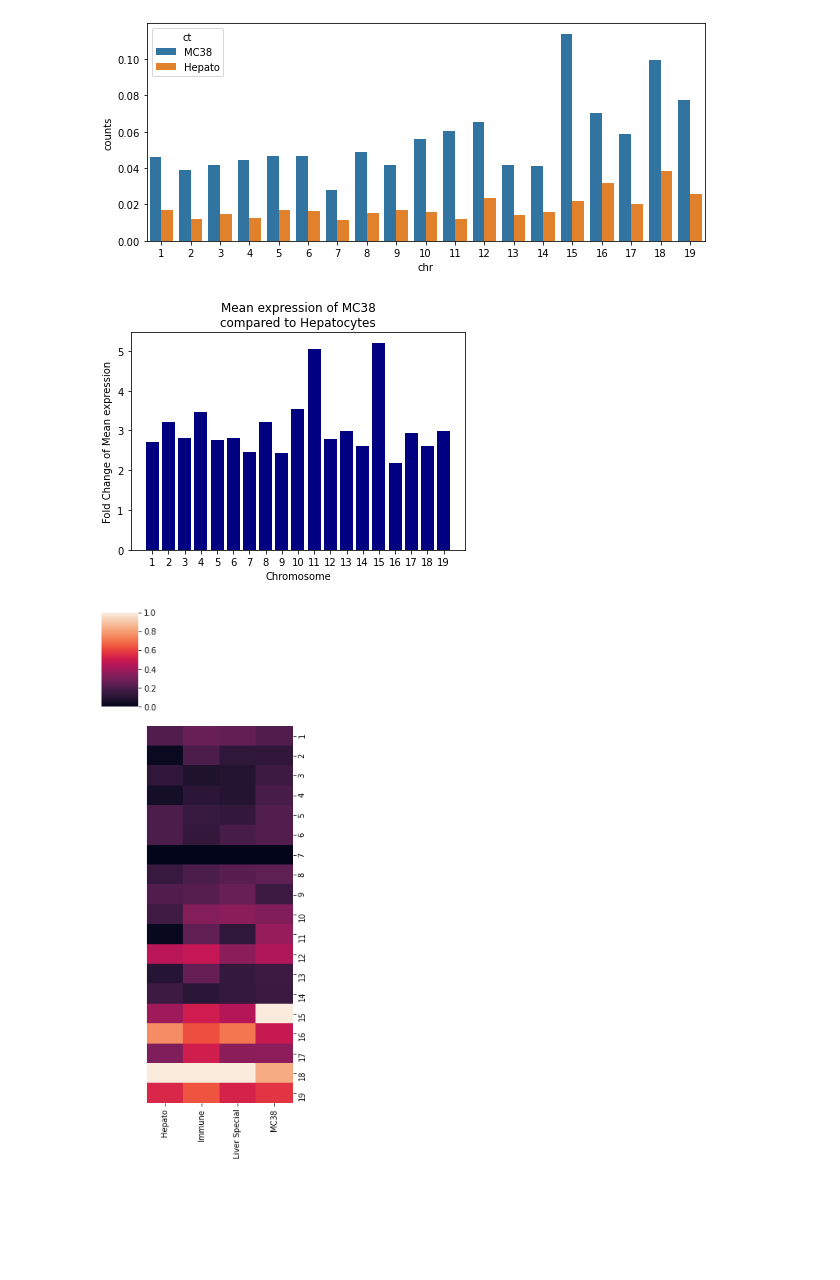
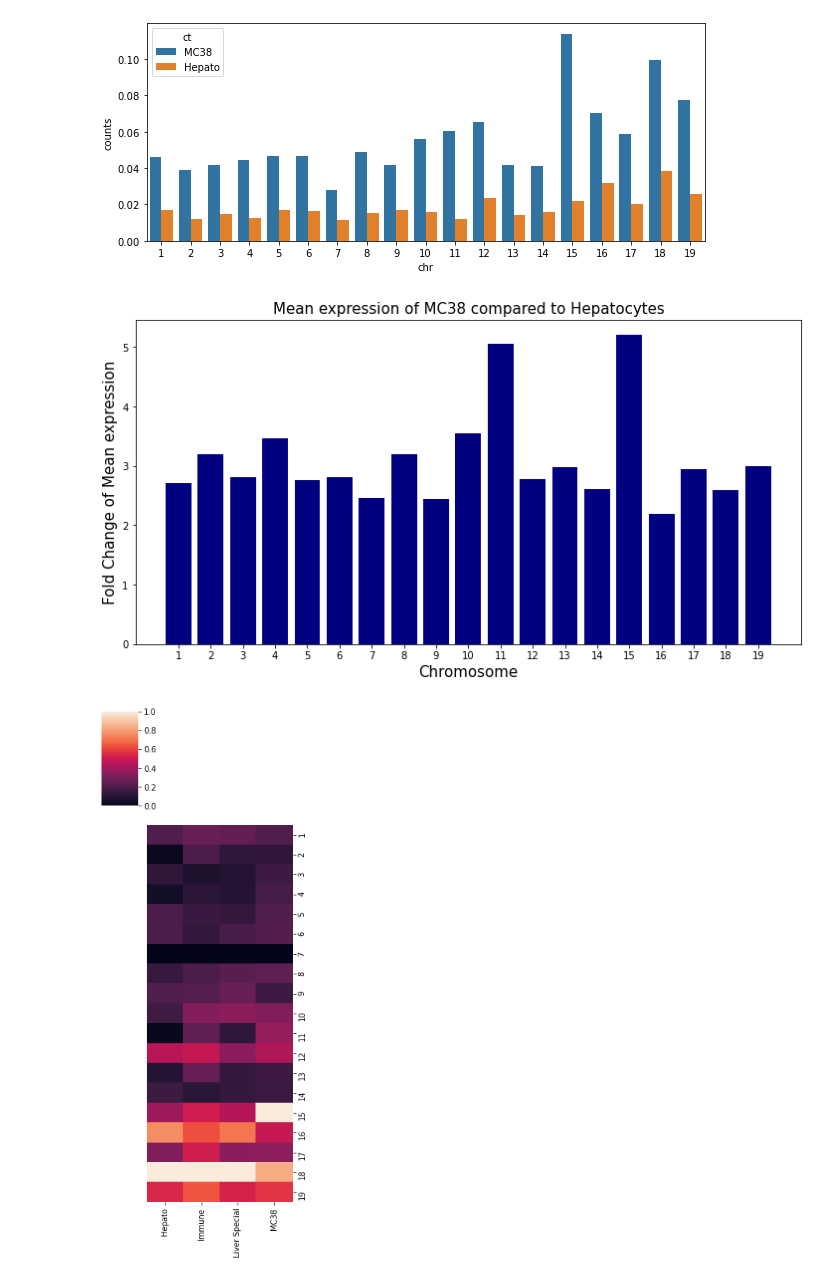
Before and after one commit to yelabucsf/spatial, a Jupyter notebook: notebooks/L20C1/check.mc38.chrs.ipynb, the cells around one changed output. Cells and saved outputs as stored; diff of their text form; code cells hidden in the pictures; blank space fills up the shorter version.

```diff
--- a/notebooks/L20C1/check.mc38.chrs.ipynb
+++ b/notebooks/L20C1/check.mc38.chrs.ipynb
@@ -114,12 +114,14 @@ sns.barplot(data=tidy_counts_hepato_mc38, x='chr', y='counts', hue='ct');
 # %% [output]
 [figure]
 # %%
+plt.figure(figsize=(12,6))
 plt.bar(np.arange(1,20).astype(str), chr_counts['MC38'].divide(chr_counts['Hepato']).values, color='navy');
-plt.xlabel('Chromosome')
-plt.ylabel('Fold Change of Mean expression')
-plt.title('Mean expression of MC38\ncompared to Hepatocytes');
+plt.xlabel('Chromosome', size=15)
+plt.ylabel('Fold Change of Mean expression', size=15)
+plt.title('Mean expression of MC38 compared to Hepatocytes', size=15);
+plt.savefig(fname=original_prefix + 'xyzeq/figures/mc38.expression.by.chr.norm.hepato.svg', dpi=80)
 # %% [output]
-[figure, old version]
+[figure, new version]
 # %%
 sns.clustermap(chr_counts, standard_scale=1, row_cluster=False, col_cluster=False, figsize=(4,10));
 plt.tight_layout()
```
